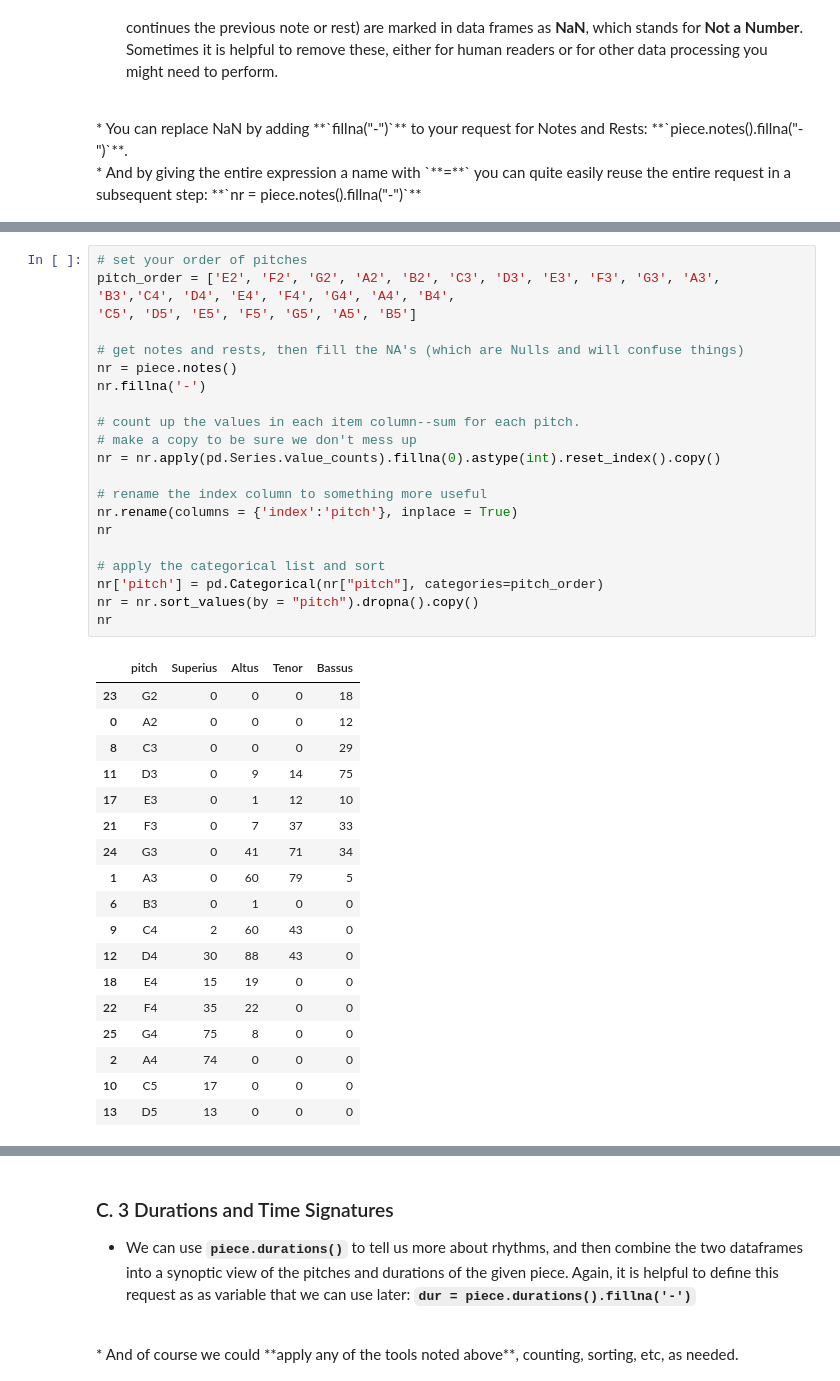
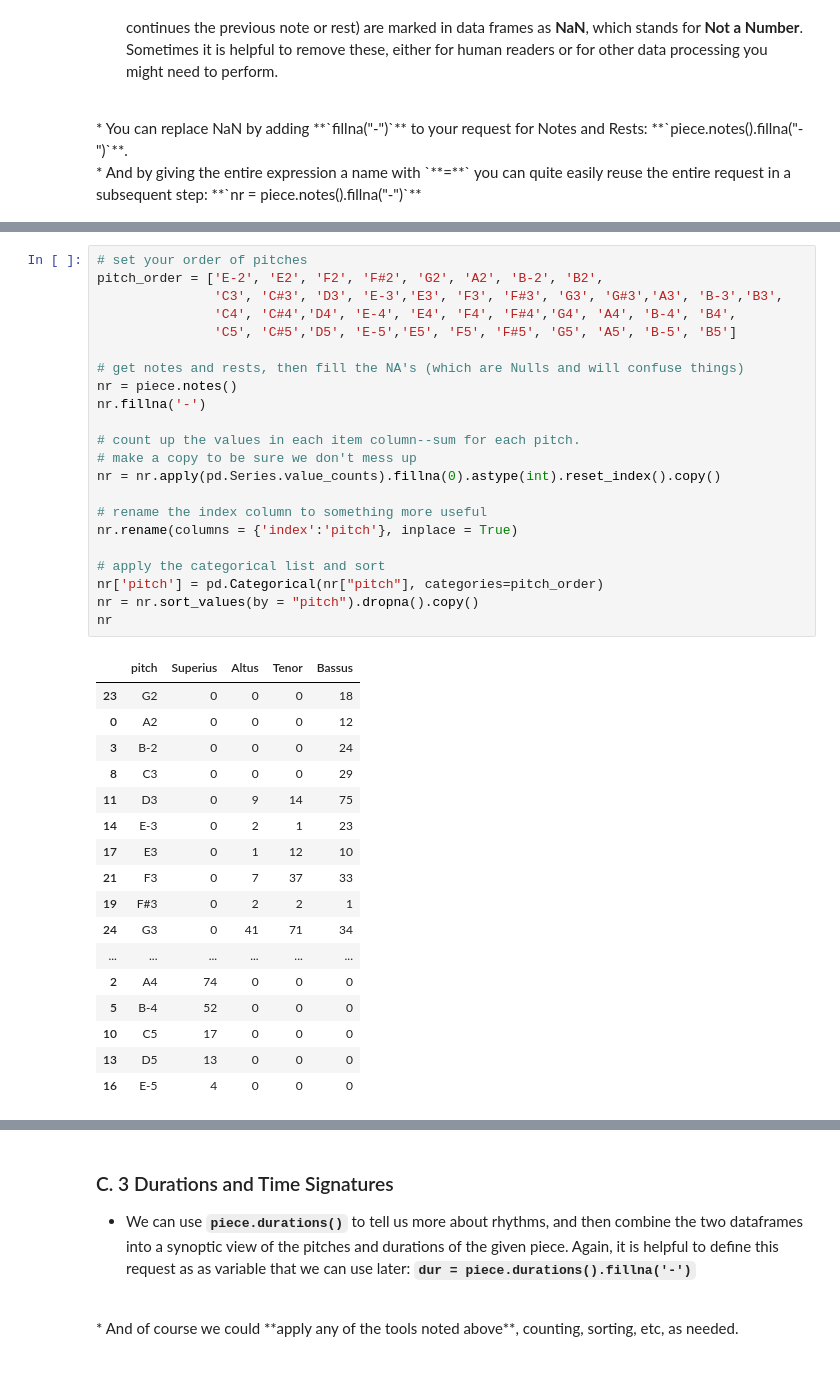
Before and after one commit to RichardFreedman/CRIM_JHUB, a Jupyter notebook: CRIM_01_Basics.ipynb, the cells around one changed output, grey strips where cells are left out. Drawn from its saved outputs; the diff is of its cells as text.

```diff
--- a/CRIM_01_Basics.ipynb
+++ b/CRIM_01_Basics.ipynb
@@ -277,42 +283,42 @@ nr.apply(pd.Series.value_counts).fillna(0).astype(int).sort_values(by=nr.columns
 # %%
 # set your order of pitches
-pitch_order = ['E2', 'F2', 'G2', 'A2', 'B2', 'C3', 'D3', 'E3', 'F3', 'G3', 'A3', 'B3','C4', 'D4', 'E4', 'F4', 'G4', 'A4', 'B4',
-'C5', 'D5', 'E5', 'F5', 'G5', 'A5', 'B5']
+pitch_order = ['E-2', 'E2', 'F2', 'F#2', 'G2', 'A2', 'B-2', 'B2',
+               'C3', 'C#3', 'D3', 'E-3','E3', 'F3', 'F#3', 'G3', 'G#3','A3', 'B-3','B3',
+               'C4', 'C#4','D4', 'E-4', 'E4', 'F4', 'F#4','G4', 'A4', 'B-4', 'B4',
+               'C5', 'C#5','D5', 'E-5','E5', 'F5', 'F#5', 'G5', 'A5', 'B-5', 'B5']
 
 # get notes and rests, then fill the NA's (which are Nulls and will confuse things)
 nr = piece.notes()
 nr.fillna('-')
 
 # count up the values in each item column--sum for each pitch.
 # make a copy to be sure we don't mess up
 nr = nr.apply(pd.Series.value_counts).fillna(0).astype(int).reset_index().copy()
 
 # rename the index column to something more useful
 nr.rename(columns = {'index':'pitch'}, inplace = True)
-nr
 
 # apply the categorical list and sort
 nr['pitch'] = pd.Categorical(nr["pitch"], categories=pitch_order)
 nr = nr.sort_values(by = "pitch").dropna().copy()
 nr
 # %% [output]
 |  | pitch | Superius | Altus | Tenor | Bassus |
 | 23 | G2 | 0 | 0 | 0 | 18 |
 | 0 | A2 | 0 | 0 | 0 | 12 |
+| 3 | B-2 | 0 | 0 | 0 | 24 |
 | 8 | C3 | 0 | 0 | 0 | 29 |
 | 11 | D3 | 0 | 9 | 14 | 75 |
+| 14 | E-3 | 0 | 2 | 1 | 23 |
 | 17 | E3 | 0 | 1 | 12 | 10 |
 | 21 | F3 | 0 | 7 | 37 | 33 |
+| 19 | F#3 | 0 | 2 | 2 | 1 |
 | 24 | G3 | 0 | 41 | 71 | 34 |
-| 1 | A3 | 0 | 60 | 79 | 5 |
-| 6 | B3 | 0 | 1 | 0 | 0 |
-| 9 | C4 | 2 | 60 | 43 | 0 |
-| 12 | D4 | 30 | 88 | 43 | 0 |
-| 18 | E4 | 15 | 19 | 0 | 0 |
-| 22 | F4 | 35 | 22 | 0 | 0 |
-| 25 | G4 | 75 | 8 | 0 | 0 |
+| ... | ... | ... | ... | ... | ... |
 | 2 | A4 | 74 | 0 | 0 | 0 |
+| 5 | B-4 | 52 | 0 | 0 | 0 |
 | 10 | C5 | 17 | 0 | 0 | 0 |
 | 13 | D5 | 13 | 0 | 0 | 0 |
+| 16 | E-5 | 4 | 0 | 0 | 0 |
 # %% [markdown]
 ### Voice Ranges as a Chart
```
Also changed, not shown: parts of 9 cells of this notebook.
